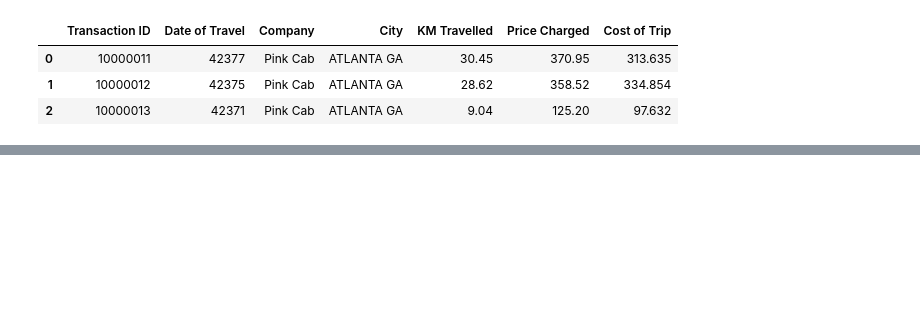
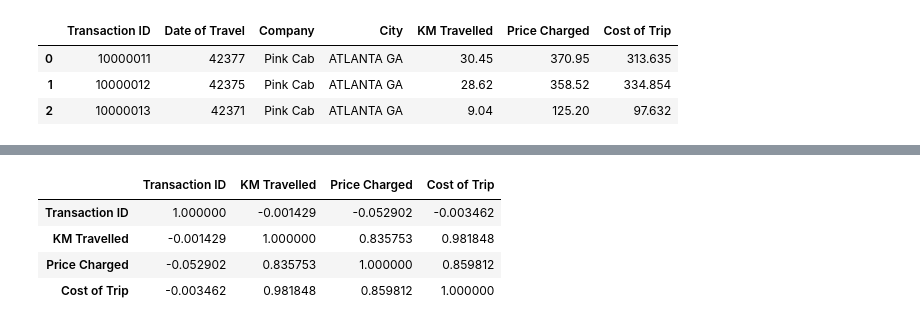
Before and after one commit to Judetheory/Cab_data_business_Analysis, a Jupyter notebook: cab_data.ipynb, the cells around one changed output, grey strips where cells are left out. Cells and saved outputs as stored; diff of their text form; code cells hidden in the pictures; blank space fills up the shorter version.

```diff
--- a/cab_data.ipynb
+++ b/cab_data.ipynb
@@ -76,3 +83,12 @@ Statistical Description of Columns
 | 75% | 1.033094e+07 | 32.960000 | 583.660000 | 413.683200 |
 | max | 1.044011e+07 | 48.000000 | 2048.030000 | 691.200000 |
 ... (6 outputs left out)
+# %%
+Corre_cab_data= cab_data.corr()
+Corre_cab_data
+# %% [output]
+|  | Transaction ID | KM Travelled | Price Charged | Cost of Trip |
+| Transaction ID | 1.000000 | -0.001429 | -0.052902 | -0.003462 |
+| KM Travelled | -0.001429 | 1.000000 | 0.835753 | 0.981848 |
+| Price Charged | -0.052902 | 0.835753 | 1.000000 | 0.859812 |
+| Cost of Trip | -0.003462 | 0.981848 | 0.859812 | 1.000000 |
```
Also changed, not shown: parts of 16 cells of this notebook.
